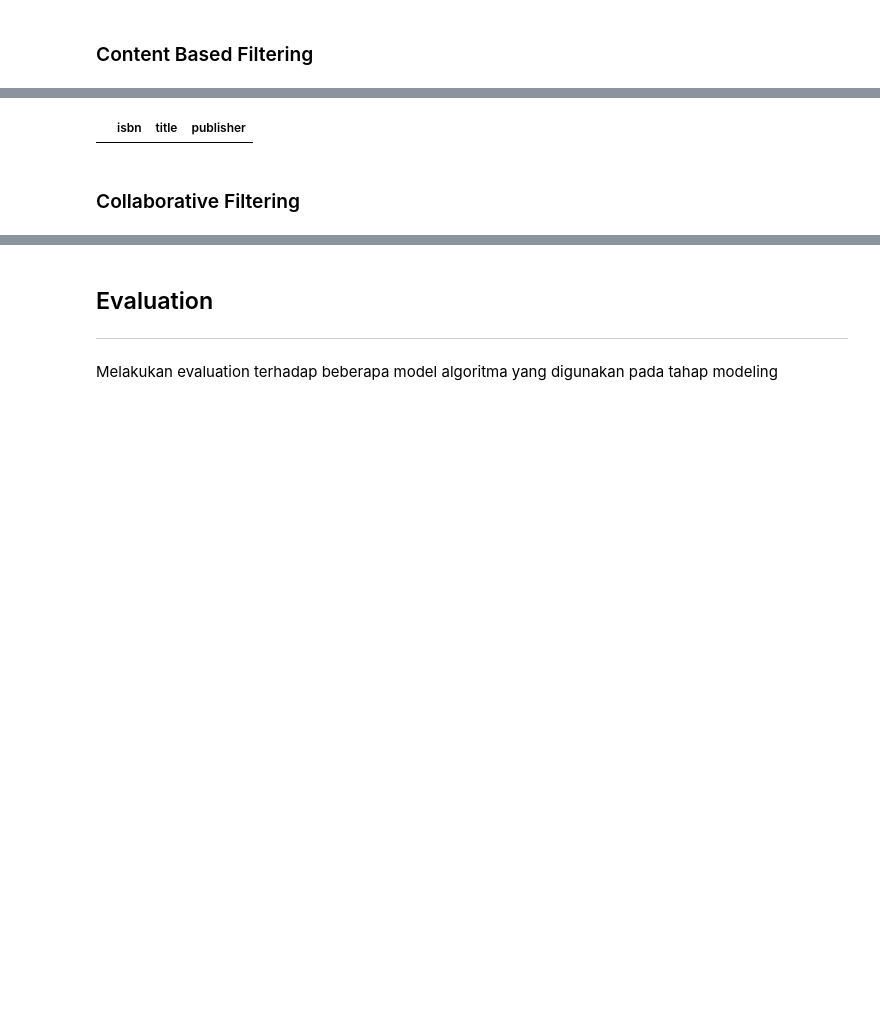
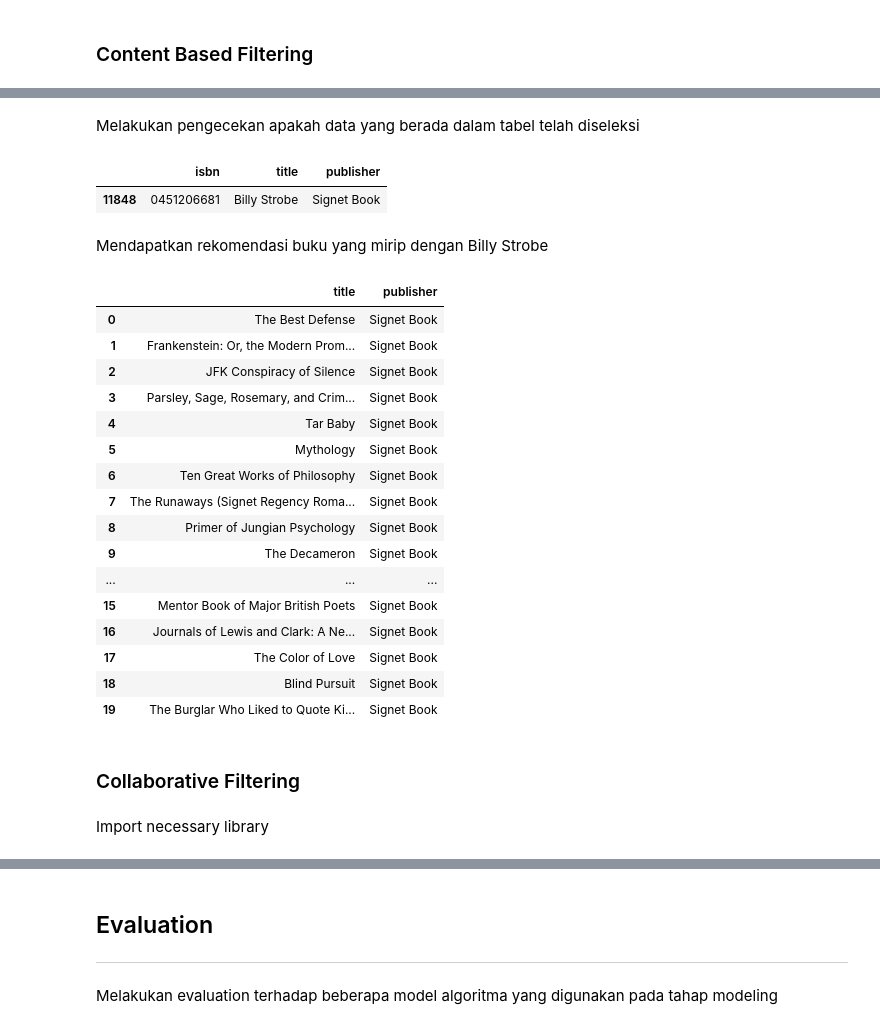
Before and after one commit to randiijulian/Machine-Learning-Terapan-Dicoding, a Jupyter notebook: Recommender System/Recommender_System.ipynb, the cells around one changed output, grey strips where cells are left out. Cells and saved outputs as stored; diff of their text form; code cells hidden in the pictures; blank space fills up the shorter version.

```diff
--- a/Recommender System/Recommender_System.ipynb
+++ b/Recommender System/Recommender_System.ipynb
@@ -771,8 +800,3 @@ def book_recommendations(nama_buku, similarity_data=cosine_sim_df, items=data[['
     closest = closest.drop(nama_buku, errors='ignore')
 
     return pd.DataFrame(closest).merge(items).head(k)
-# %%
-#cek apakah data berada dalam tabel yang telah diseleksi
-data[data.title.eq('Hornet Flight: A Novel')]
-# %% [output]
-|  | isbn | title | publisher |
@@ -782,3 +803,36 @@ data[data.title.eq('Hornet Flight: A Novel')]
+# %% [markdown]
+Melakukan pengecekan apakah data yang berada dalam tabel telah diseleksi
+# %%
+title = 'Billy Strobe'
+
+data[data.title.eq(title)]
+# %% [output]
+|  | isbn | title | publisher |
+| 11848 | 0451206681 | Billy Strobe | Signet Book |
+# %% [markdown]
+Mendapatkan rekomendasi buku yang mirip dengan Billy Strobe
+# %%
+book_recommendations(title, k=20)
+# %% [output]
+|  | title | publisher |
+| 0 | The Best Defense | Signet Book |
+| 1 | Frankenstein: Or, the Modern Prom... | Signet Book |
+| 2 | JFK Conspiracy of Silence | Signet Book |
+| 3 | Parsley, Sage, Rosemary, and Crim... | Signet Book |
+| 4 | Tar Baby | Signet Book |
+| 5 | Mythology | Signet Book |
+| 6 | Ten Great Works of Philosophy | Signet Book |
+| 7 | The Runaways (Signet Regency Roma... | Signet Book |
+| 8 | Primer of Jungian Psychology | Signet Book |
+| 9 | The Decameron | Signet Book |
+| ... | ... | ... |
+| 15 | Mentor Book of Major British Poets | Signet Book |
+| 16 | Journals of Lewis and Clark: A Ne... | Signet Book |
+| 17 | The Color of Love | Signet Book |
+| 18 | Blind Pursuit | Signet Book |
+| 19 | The Burglar Who Liked to Quote Ki... | Signet Book |
 # %% [markdown]
 ### Collaborative Filtering
+# %% [markdown]
+Import necessary library
 # %%
```
Also changed, not shown: parts of 120 cells of this notebook, 2 other files.
